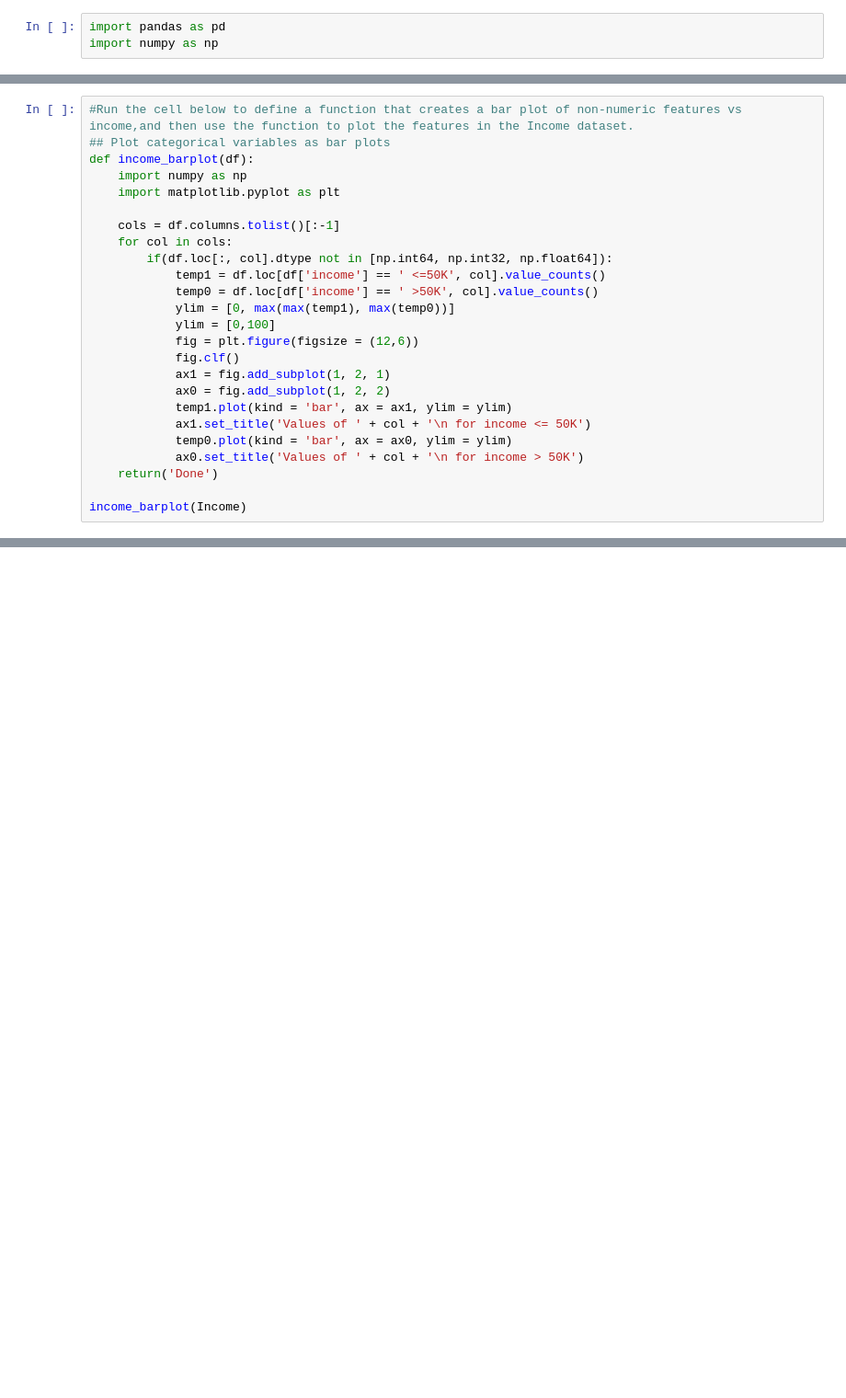
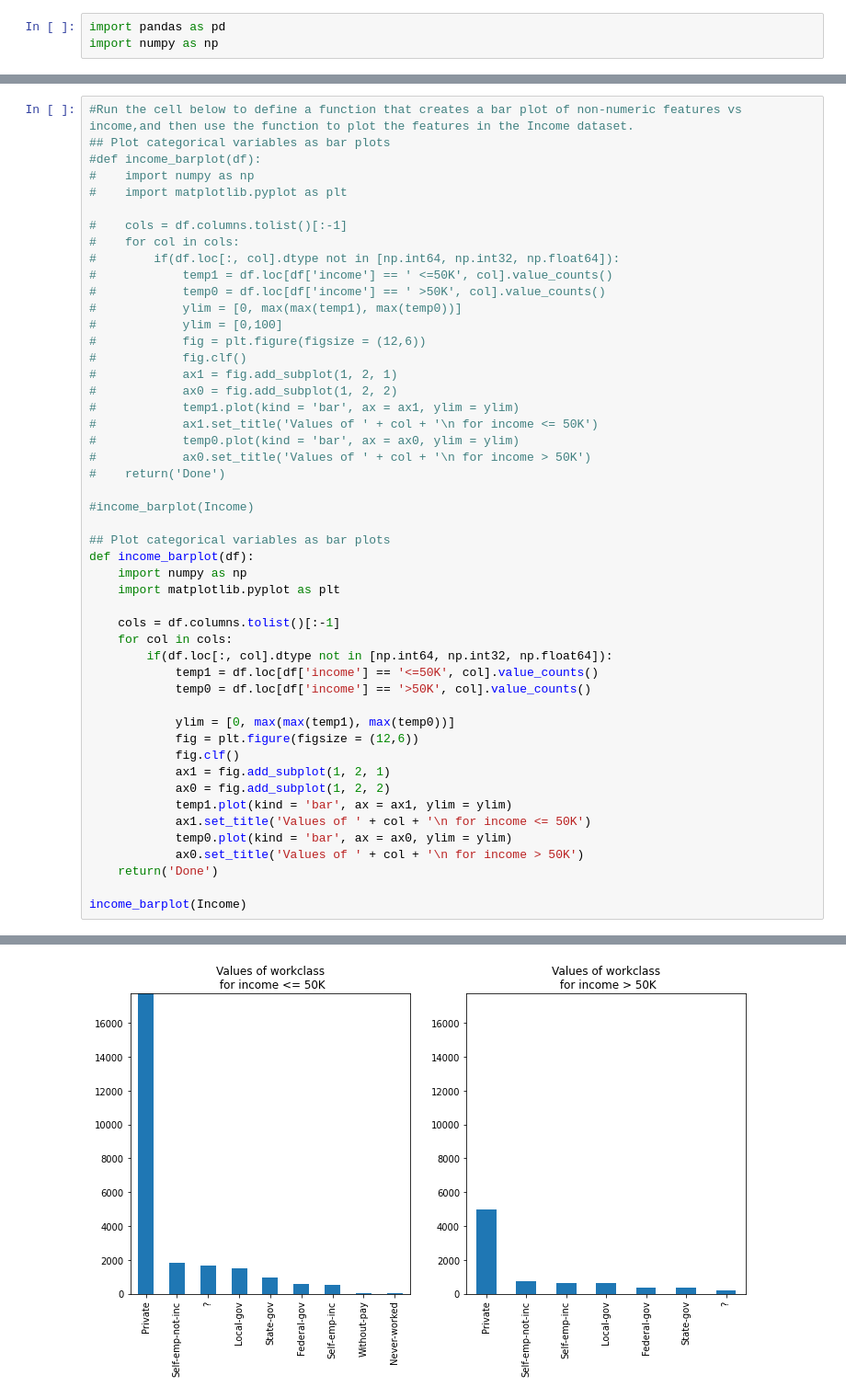
Before and after one commit to facaimao88/des-assignment-4, a Jupyter notebook: Assignment 4 ex 2.ipynb, the cells around one changed output, grey strips where cells are left out. Shown at 92% size. Drawn from its saved outputs; the diff is of its cells as text; blank space fills up the shorter version.

```diff
--- a/Assignment 4 ex 2.ipynb
+++ b/Assignment 4 ex 2.ipynb
@@ -56,6 +57,30 @@ dtype: object
 | 4 | 28 | Private | 338409 | Bachelors | 13 | Married-civ-spouse | Prof-specialty | Wife | ... |
 # %%
 #Run the cell below to define a function that creates a bar plot of non-numeric features vs income,and then use the function to plot the features in the Income dataset.
+## Plot categorical variables as bar plots
+#def income_barplot(df):
+#    import numpy as np
+#    import matplotlib.pyplot as plt
+
+#    cols = df.columns.tolist()[:-1]
+#    for col in cols:
+#        if(df.loc[:, col].dtype not in [np.int64, np.int32, np.float64]):
+#            temp1 = df.loc[df['income'] == ' <=50K', col].value_counts()
+#            temp0 = df.loc[df['income'] == ' >50K', col].value_counts()
+#            ylim = [0, max(max(temp1), max(temp0))]
+#            ylim = [0,100]
+#            fig = plt.figure(figsize = (12,6))
+#            fig.clf()
+#            ax1 = fig.add_subplot(1, 2, 1)
+#            ax0 = fig.add_subplot(1, 2, 2)
+#            temp1.plot(kind = 'bar', ax = ax1, ylim = ylim)
+#            ax1.set_title('Values of ' + col + '\n for income <= 50K')
+#            temp0.plot(kind = 'bar', ax = ax0, ylim = ylim)
+#            ax0.set_title('Values of ' + col + '\n for income > 50K')
+#    return('Done')
+
+#income_barplot(Income)
+
 ## Plot categorical variables as bar plots
 def income_barplot(df):
     import numpy as np
@@ -64,10 +89,10 @@ def income_barplot(df):
     cols = df.columns.tolist()[:-1]
     for col in cols:
         if(df.loc[:, col].dtype not in [np.int64, np.int32, np.float64]):
-            temp1 = df.loc[df['income'] == ' <=50K', col].value_counts()
-            temp0 = df.loc[df['income'] == ' >50K', col].value_counts()
+            temp1 = df.loc[df['income'] == '<=50K', col].value_counts()
+            temp0 = df.loc[df['income'] == '>50K', col].value_counts()
+
             ylim = [0, max(max(temp1), max(temp0))]
-            ylim = [0,100]
             fig = plt.figure(figsize = (12,6))
             fig.clf()
             ax1 = fig.add_subplot(1, 2, 1)
@@ -83,0 +109 @@ KeyError: 'income'
+[figure, added]
```
Also changed, not shown: parts of 4 cells of this notebook.
